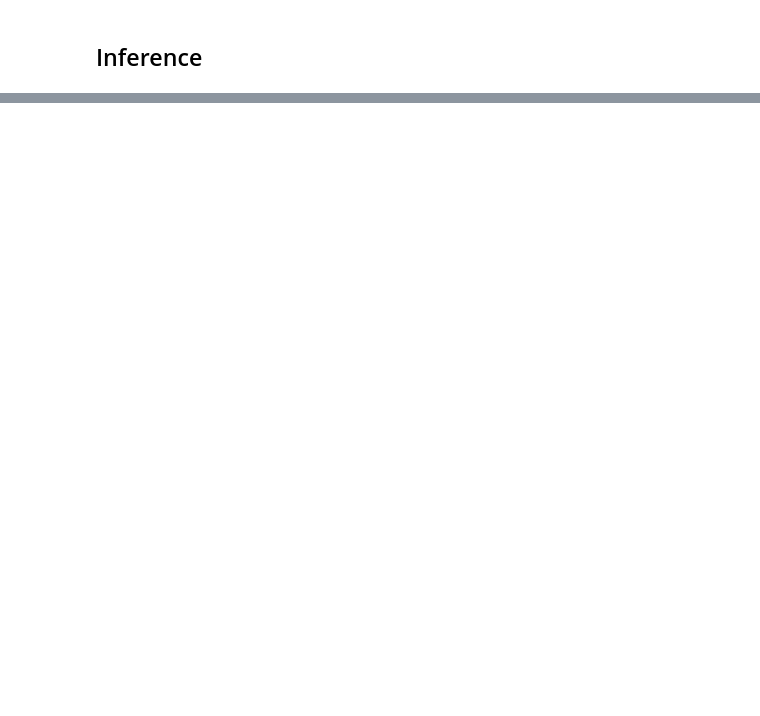
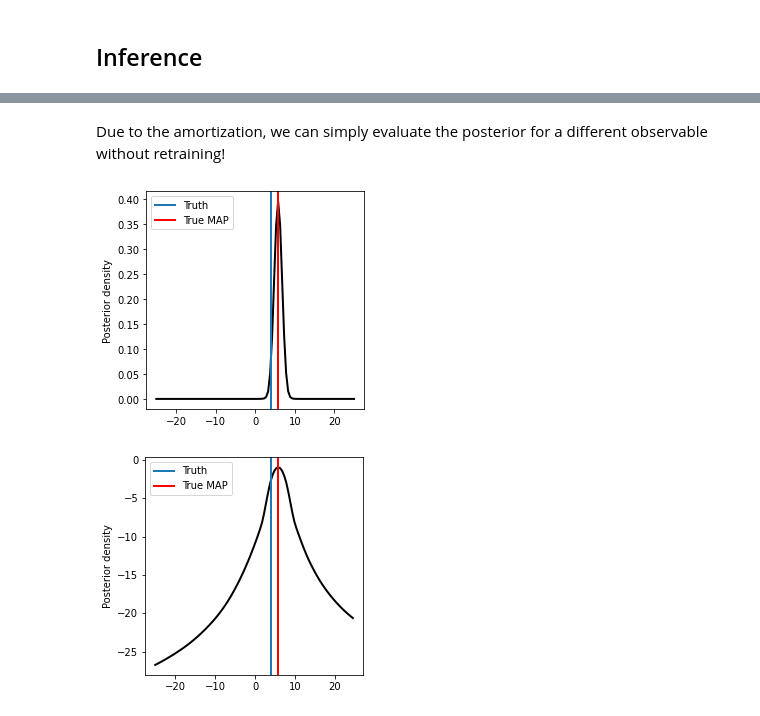
Before and after one commit to JoeriHermans/constraining-dark-matter-with-stellar-streams-and-ml, a Jupyter notebook: notebooks/02_toy.ipynb, the cells around one changed output, grey strips where cells are left out. Saved outputs shown, nothing was run; the diff lists cells and outputs as text; code cells hidden in the pictures; blank space fills up the shorter version.

```diff
--- a/notebooks/02_toy.ipynb
+++ b/notebooks/02_toy.ipynb
@@ -22,2 +98,16 @@ from hypothesis.visualization.util import make_square
 # %% [markdown]
 ## Inference
+# %%
+# Allocate the prior and the simulator
+prior = allocate_prior()
+simulator = Simulator()
+
+# Draw a sample from the joint.
+truth = prior.sample()
+x_o = simulator(truth)
+
+# Load the ratio estimator, and prepare the inputs.
+resolution = 100
+r = load_estimator("estimators/*/best-model.th")
+inputs = torch.linspace(prior.low, prior.high, resolution).view(-1, 1)
+outputs = x_o.repeat(resolution).view(-1, 1)
@@ -23,0 +146,34 @@ from hypothesis.visualization.util import make_square
+# %% [markdown]
+Due to the amortization, we can simply evaluate the posterior for a different observable without retraining!
+# %%
+# Draw a sample from the joint.
+truth = prior.sample()
+x_o = simulator(truth)
+
+# Prepare the inputs for the ratio estimator
+inputs = torch.linspace(prior.low, prior.high, resolution).view(-1, 1)
+outputs = x_o.repeat(resolution).view(-1, 1)
+
+# Compute the posterior
+log_posterior = prior.log_prob(inputs) + r.log_ratio(inputs=inputs, outputs=outputs)
+
+# Plot the posterior
+plt.plot(inputs.detach().numpy(), log_posterior.exp().detach().numpy(), lw=2, color="black")
+plt.axvline(truth, lw=2, color="C0", label="Truth")
+plt.axvline(x_o, lw=2, color="red", label="True MAP")
+plt.ylabel("Posterior density")
+make_square(plt.gca())
+plt.legend()
+plt.show()
+
+# Plot the log posterior
+plt.plot(inputs.detach().numpy(), log_posterior.detach().numpy(), lw=2, color="black")
+plt.axvline(truth, lw=2, color="C0", label="Truth")
+plt.axvline(x_o, lw=2, color="red", label="True MAP")
+plt.ylabel("Posterior density")
+make_square(plt.gca())
+plt.legend()
+plt.show()
+# %% [output]
+[figure, added]
+[figure, added]
```
Also changed, not shown: parts of 19 cells of this notebook, 1 other file.
